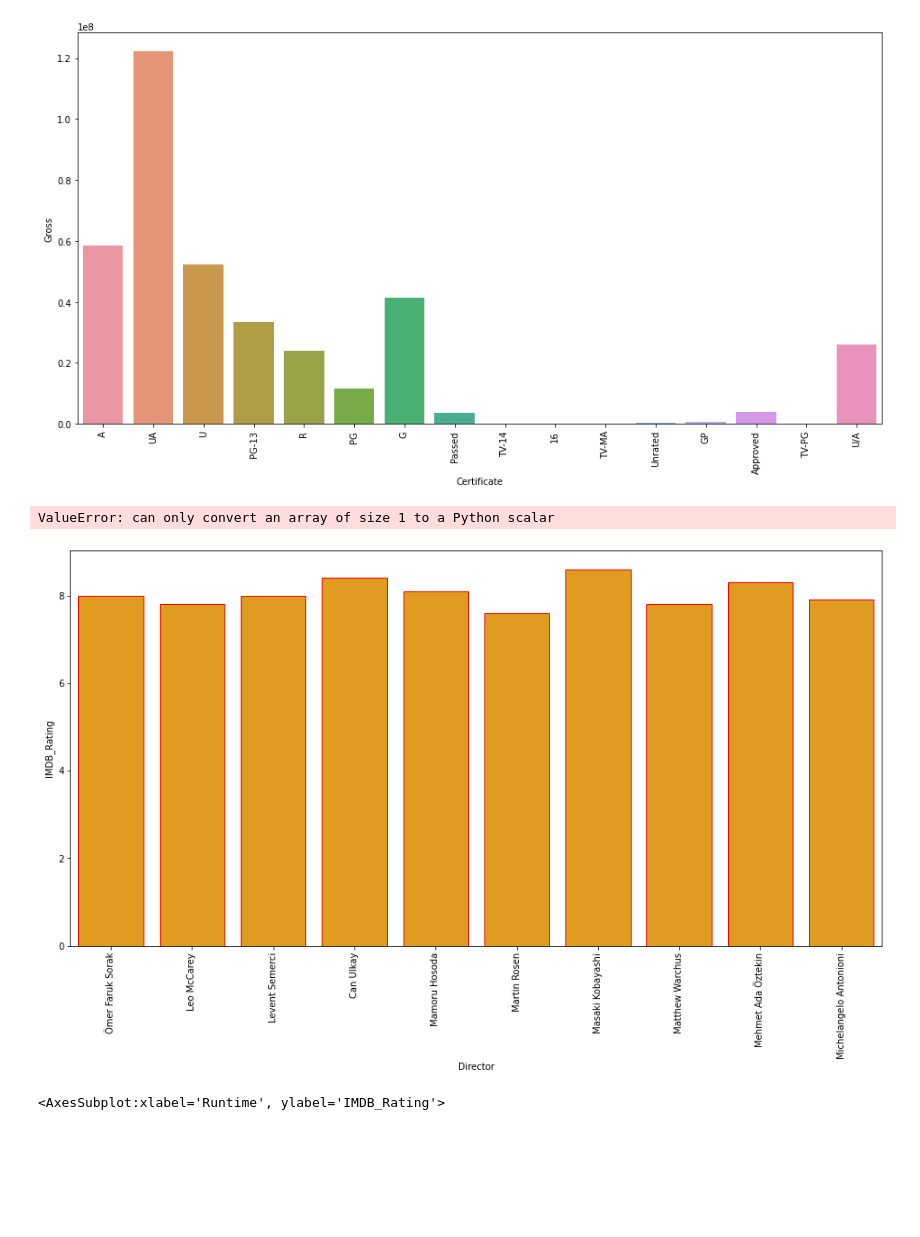
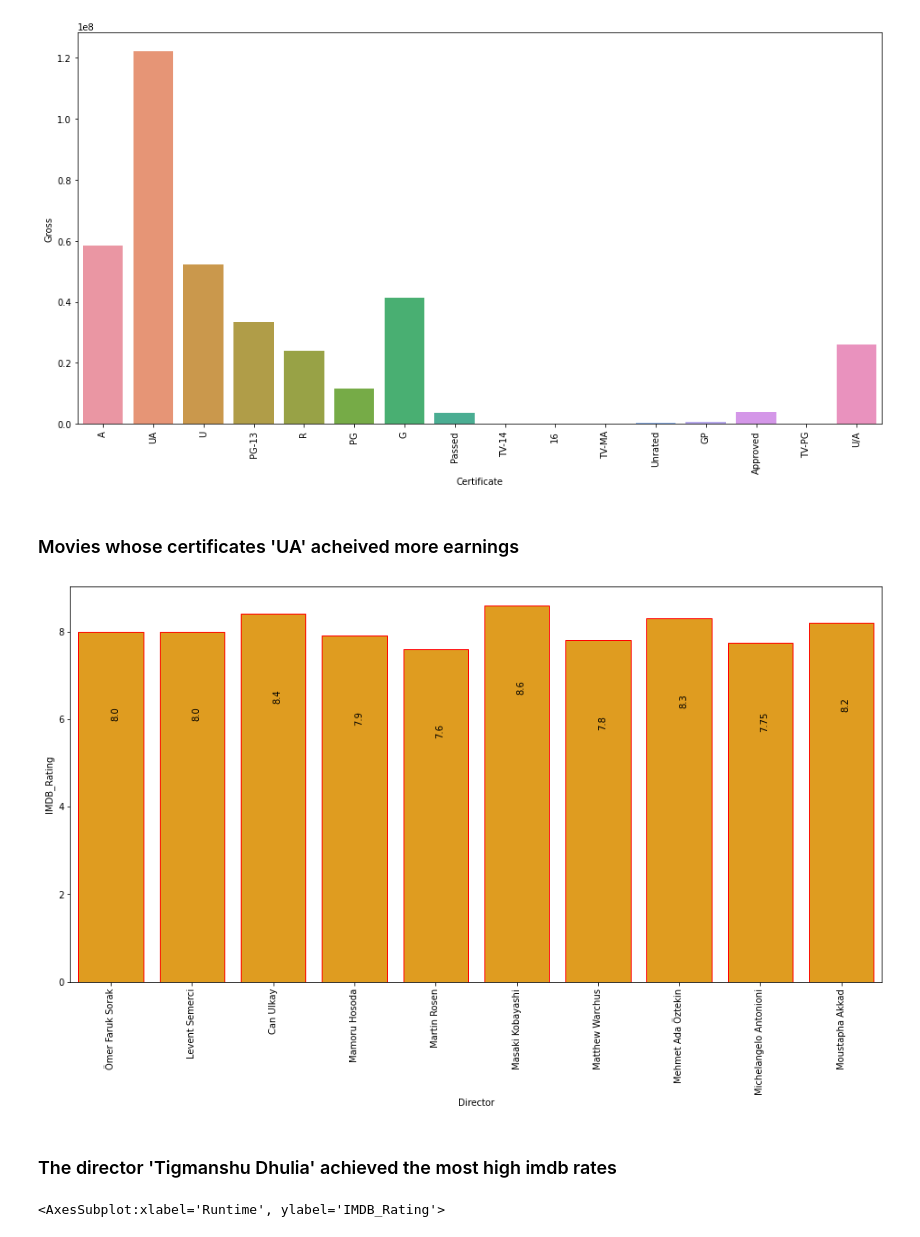
Before and after one commit to Ashutoshcs40all/code-cave, a Jupyter notebook: archive (4) IMDB G2/imdb.ipynb, the cells around one changed output. Cells and saved outputs as stored; diff of their text form; code cells hidden in the pictures; blank space fills up the shorter version.

```diff
--- a/archive (4) IMDB G2/imdb.ipynb
+++ b/archive (4) IMDB G2/imdb.ipynb
@@ -327,13 +347,20 @@ top_director.reset_index(inplace= True)
+# %% [markdown]
+### Movies whose certificates 'UA' acheived more earnings
 # %%
+top_director=df.groupby('Director').mean().sort_values('Gross').head(10)
+top_director=top_director[['IMDB_Rating']]
+top_director.reset_index(inplace=True)
+
 plt.figure(figsize=(16,8))
-sns.barplot(x='Director', y='IMDB_Rating',data=top_director,color='orange',edgecolor='red')
+sns.barplot(x='Director',y='IMDB_Rating',data=top_director,color='orange',edgecolor='RED')
 plt.xticks(rotation='vertical')
 
-for k,v in top_director['IMDB_Rating'].item():
+for k,v in top_director['IMDB_Rating'].items():
     plt.text(k,v-2,str(v),rotation=90)
 # %% [output]
-ValueError: can only convert an array of size 1 to a Python scalar
-[figure, old version]
+[figure, new version]
+# %% [markdown]
+### The director 'Tigmanshu Dhulia' achieved the most high imdb rates
 # %%
 plt.figure(figsize=(18,8))
 sns.regplot('Runtime','IMDB_Rating',data=df)
```
Also changed, not shown: parts of 17 cells of this notebook.
